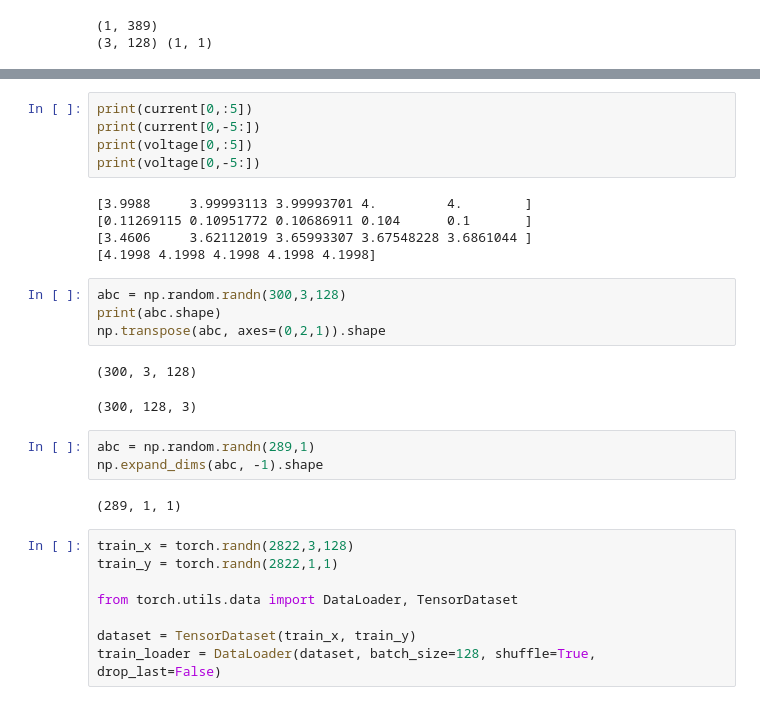
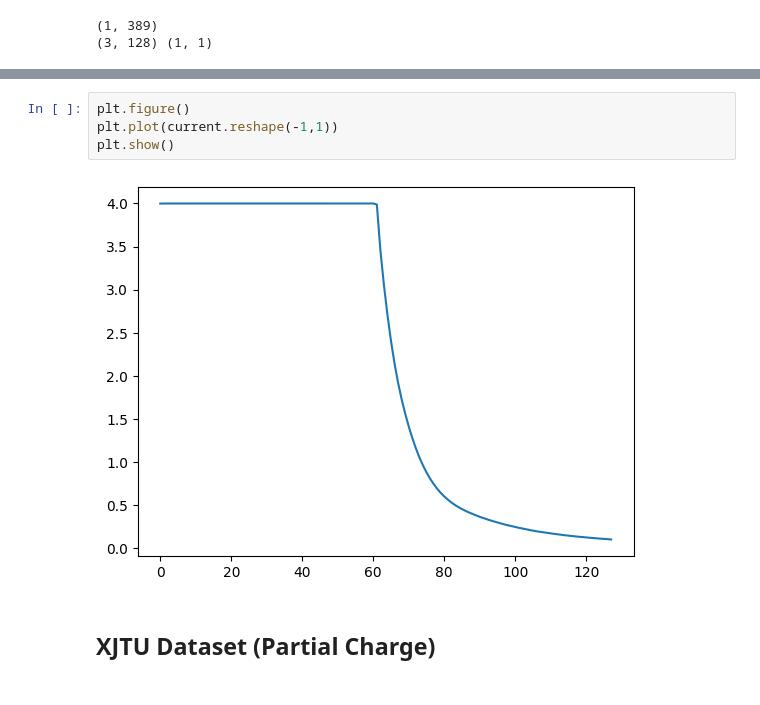
Before and after one commit to forgee-master/SOH-prediction, a Jupyter notebook: test.ipynb, the cells around one changed output, grey strips where cells are left out. Drawn from its saved outputs; the diff is of its cells as text.

```diff
--- a/test.ipynb
+++ b/test.ipynb
@@ -73,30 +81,8 @@ plt.show()
-# %%
-print(current[0,:5])
-print(current[0,-5:])
-print(voltage[0,:5])
-print(voltage[0,-5:])
-# %% [output]
-[3.9988     3.99993113 3.99993701 4.         4.        ]
-[0.11269115 0.10951772 0.10686911 0.104      0.1       ]
-[3.4606     3.62112019 3.65993307 3.67548228 3.6861044 ]
-[4.1998 4.1998 4.1998 4.1998 4.1998]
-# %%
-abc = np.random.randn(300,3,128)
-print(abc.shape)
-np.transpose(abc, axes=(0,2,1)).shape
-# %% [output]
-(300, 3, 128)
-(300, 128, 3)
-# %%
-abc = np.random.randn(289,1)
-np.expand_dims(abc, -1).shape
-# %% [output]
-(289, 1, 1)
-# %%
-train_x = torch.randn(2822,3,128)
-train_y = torch.randn(2822,1,1)
-
-from torch.utils.data import DataLoader, TensorDataset
-
-dataset = TensorDataset(train_x, train_y)
-train_loader = DataLoader(dataset, batch_size=128, shuffle=True, drop_last=False)
+# %%
+plt.figure()
+plt.plot(current.reshape(-1,1))
+plt.show()
+# %% [output]
+[figure, added]
+# %% [markdown]
+## XJTU Dataset (Partial Charge)
```
Also changed, not shown: parts of 8 cells of this notebook.
